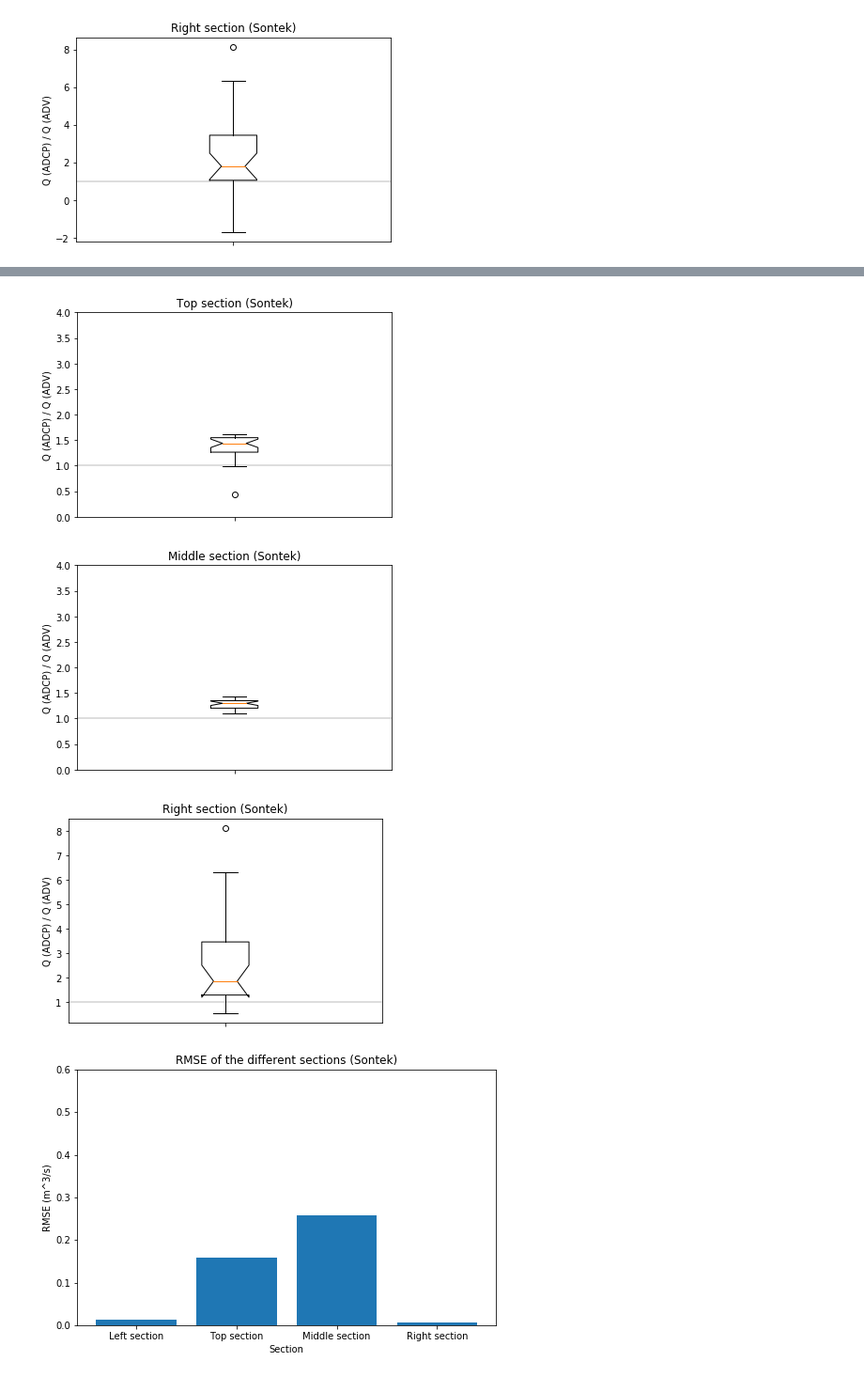
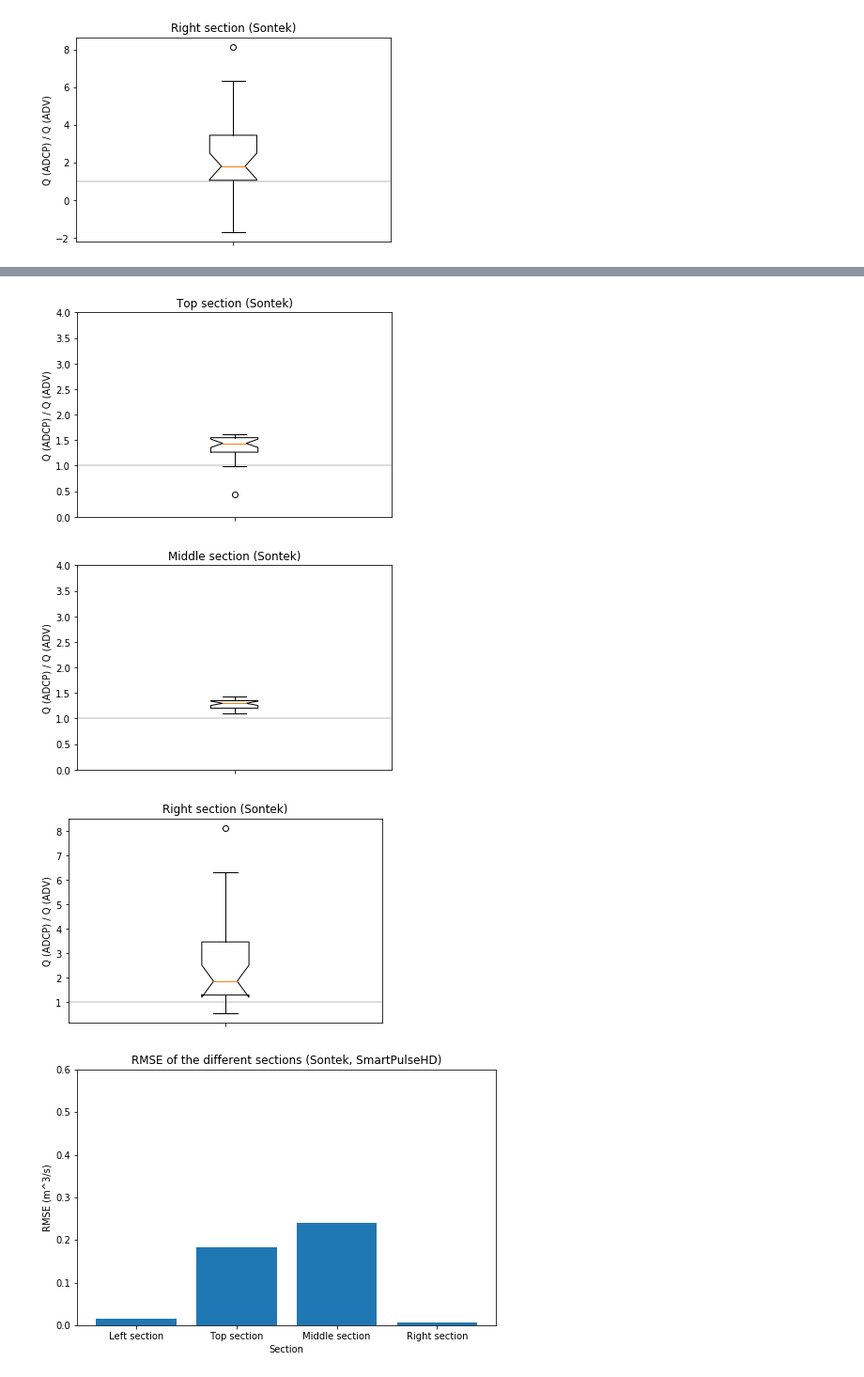
Before and after one commit to SjoerdGn/fieldwork-2019-adcp-adv, a Jupyter notebook: code/reading_sontek.ipynb, the cells around one changed output, grey strips where cells are left out. Shown at 94% size. Drawn from its saved outputs; the diff is of its cells as text; code cells hidden in the pictures.

```diff
--- a/code/reading_sontek.ipynb
+++ b/code/reading_sontek.ipynb
@@ -42,7 +42,9 @@ save_discharge_figures = False
 
 save_boxplots = False
 
-save_rmse = True
+save_rmse = False
+
+writerow_rmse = True
 
 folder_file_save = "../output_images/{}.png"
 folder_csv_save = "../data/{}.csv"
@@ -769,19 +772,28 @@ headername = {'Left_q': 'Left section',
                 'Middle_q': 'Middle section',
                 'Right_q': 'Right section'}
 
+# smartpulse counter
+
 for header in adv_q.iloc[:,2:6]:
     SEs = []
     print(header)
+    spc = -1
     for i in range(len(adv_q)):
+
         q_from_adv = adv_q[header][i]
         #print(q_from_adv)
+
+        if day_adv != adv_q['Day'][i]:
+            spc +=1
         day_adv = adv_q['Day'][i]
+
         num = int(adv_q['Num'][i]-1)
         q_from_adcp = every_q[header][day_adv][num]
 
         #RMSE
-        SE = (q_from_adcp-q_from_adv)**2
-        SEs.append(SE)
+        if smartpulsehd[spc] == 0: #1 = on
+            SE = (q_from_adcp-q_from_adv)**2
+            SEs.append(SE)
 
         # BOXPLOT
         measure = q_from_adcp/q_from_adv
@@ -803,15 +815,31 @@ for header in adv_q.iloc[:,2:6]:
         plt.ylim(0, 4)
     plt.axhline(y=1, color = 'lightgrey', zorder = 1)
     if save_boxplots:
-        plt.savefig(folder_file_save.format('Statistics_'+titlestring), dpi=300)
+        plt.savefig(folder_file_save.format('Statistics_'+titlestring+'_sphdon'), dpi=300)
+
+
 
 
 # RMSE
+
+
 RMSE = np.array(adcp_adv_rmse)**0.5
+
+
+if writerow_rmse:
+    rmse_csv = "../data/RMSE.csv"
+    with open(rmse_csv, "a", newline='') as csvfile:
+        wrtr = csv.writer(csvfile, delimiter = ",")
+        writethingy = ['Sontek (manual setting)']+list(RMSE)
+
+        print(writethingy)
+        wrtr.writerow(writethingy)
+
+
 plt.figure(figsize = (8,5))
 plt.bar(list(headername.values()), RMSE)
 plt.ylim(0, 0.6)
-titlermse = 'RMSE of the different sections ({device})'.format(device=device)
+titlermse = 'RMSE of the different sections ({device}, SmartPulseHD)'.format(device=device)
 plt.title(titlermse)
 plt.ylabel('RMSE (m^3/s)')
 plt.xlabel('Section')
@@ -825,5 +854,5 @@ Right_q
 [figure]
 [figure]
 [figure]
 [figure]
-[figure, old version]
+[figure, new version]
```
Also changed, not shown: parts of 2 cells of this notebook, 5 other files.
